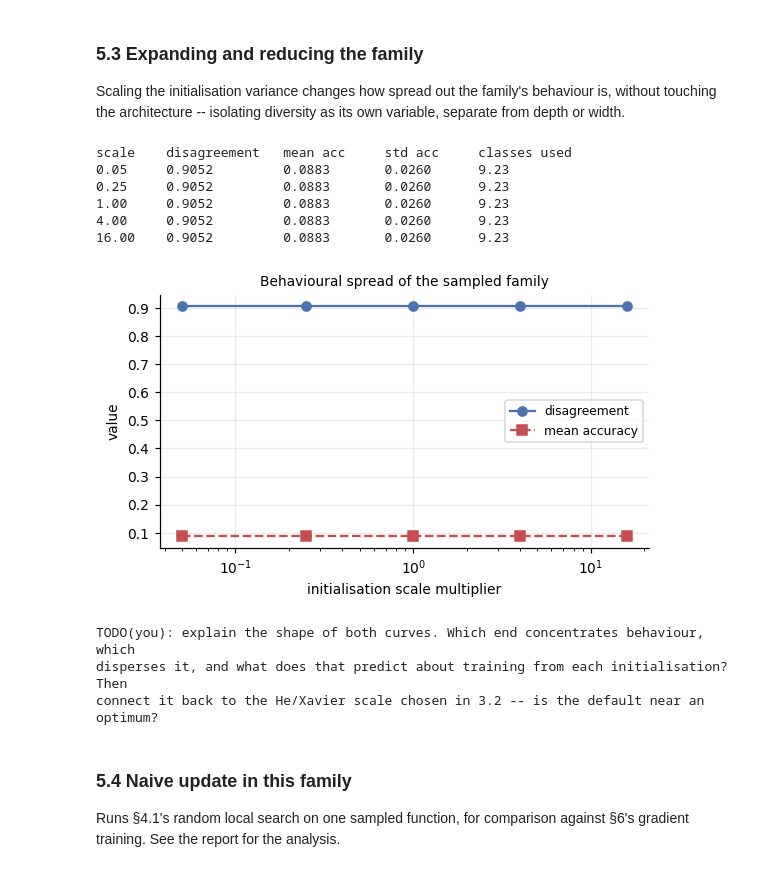
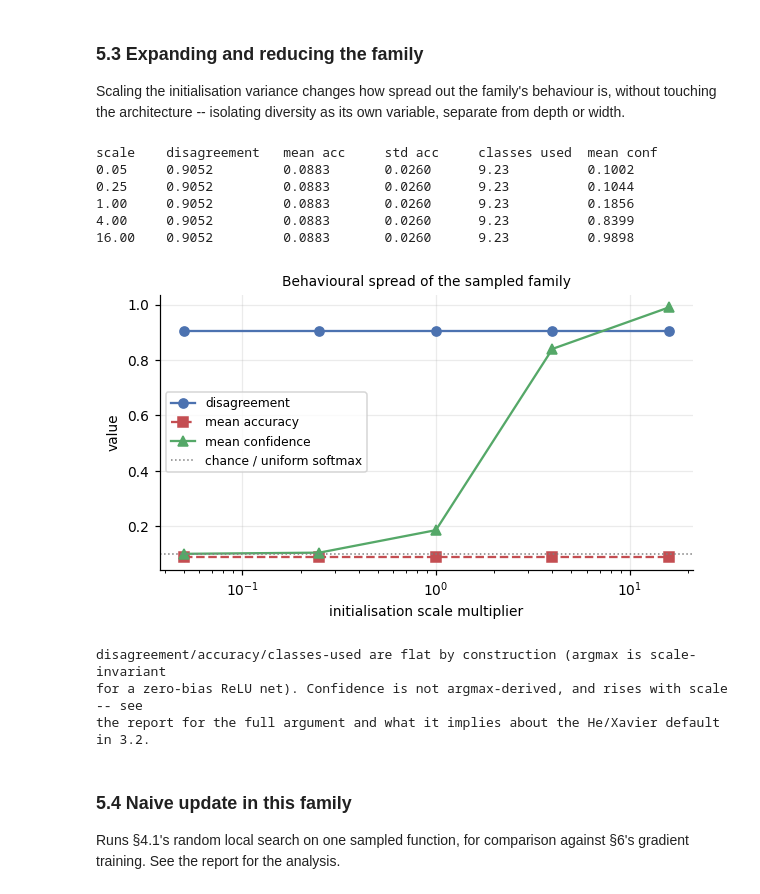
Before and after one commit to derekbhoang/mlp-from-scratch, a Jupyter notebook: mlp_from_scratch.ipynb, the cells around one changed output. Drawn from its saved outputs; the diff is of its cells as text; code cells hidden in the pictures.

```diff
--- a/mlp_from_scratch.ipynb
+++ b/mlp_from_scratch.ipynb
@@ -963,19 +963,21 @@ X_probe, y_probe = X_val[:N_PROBE], y_val[:N_PROBE]
 
 def sample_family(n_functions: int = N_FUNCTIONS, sizes: Sequence[int] = FAMILY_SIZES,
                   init: str = "he", scale: float = 1.0,
-                  seed: int = 99) -> Tuple[np.ndarray, np.ndarray]:
+                  seed: int = 99) -> Tuple[np.ndarray, np.ndarray, np.ndarray]:
     """Draw n_functions parameter vectors and record what each predicts on X_probe.
 
     `scale` multiplies every weight after initialisation, which lets 5.3 widen or narrow the
     family without changing its architecture.
 
     Returns
-      behaviour : (n_functions, N_PROBE) int  -- predicted class per function per example
-      accuracy  : (n_functions,) float        -- accuracy of each sampled function
+      behaviour  : (n_functions, N_PROBE) int  -- predicted class per function per example
+      accuracy   : (n_functions,) float        -- accuracy of each sampled function
+      confidence : (n_functions,) float        -- mean max-softmax probability per function
     """
     rng_f = make_rng(seed)
     behaviour = np.empty((n_functions, len(X_probe)), dtype=np.int64)
     accuracy = np.empty(n_functions, dtype=DTYPE)
+    confidence = np.empty(n_functions, dtype=DTYPE)
 
     for i in range(n_functions):
         f = MLP(sizes, rng_f, init=init)
@@ -983,15 +985,18 @@ def sample_family(n_functions: int = N_FUNCTIONS, sizes: Sequence[int] = FAMILY_
             for layer in f.layers:
                 if isinstance(layer, Dense):
                     layer.W *= scale
-        preds = f.predict(X_probe)
+        probs = f.predict_proba(X_probe)
+        preds = probs.argmax(axis=1)
         behaviour[i] = preds
         accuracy[i] = (preds == y_probe).mean()
-    return behaviour, accuracy
+        confidence[i] = probs.max(axis=1).mean()
+    return behaviour, accuracy, confidence
 
 t0 = time.time()
-behaviour, family_acc = sample_family()
+behaviour, family_acc, family_conf = sample_family()
 print("sampled %d functions from H in %.1fs" % (N_FUNCTIONS, time.time() - t0))
 print("accuracy over the family: min %.4f  mean %.4f  max %.4f  std %.4f"
       % (family_acc.min(), family_acc.mean(), family_acc.max(), family_acc.std()))
+print("mean max-softmax confidence over the family: %.4f" % family_conf.mean())
 print("chance level: %.4f" % (1 / N_CLASSES))
 # %% [output]
@@ -1058,39 +1064,49 @@ touching the architecture -- isolating diversity as its own variable, separate f
 # %%
 # [complete] Behavioural diversity as a function of initialisation scale.
 scales = [0.05, 0.25, 1.0, 4.0, 16.0]
 rows = []
 for s in scales:
-    beh_s, acc_s = sample_family(n_functions=30, scale=s, seed=5)
+    beh_s, acc_s, conf_s = sample_family(n_functions=30, scale=s, seed=5)
     Ds = disagreement_matrix(beh_s)
     ius = np.triu_indices(len(Ds), k=1)
     rows.append((s, Ds[ius].mean(), acc_s.mean(), acc_s.std(),
-                 float(np.mean([len(np.unique(b)) for b in beh_s]))))
+                 float(np.mean([len(np.unique(b)) for b in beh_s])), conf_s.mean()))
 
-print("%-8s %-14s %-12s %-11s %s" % ("scale", "disagreement", "mean acc", "std acc", "classes used"))
-for s, dis, ma, sa, cu in rows:
-    print("%-8.2f %-14.4f %-12.4f %-11.4f %.2f" % (s, dis, ma, sa, cu))
+print("%-8s %-14s %-12s %-11s %-14s%s" %
+      ("scale", "disagreement", "mean acc", "std acc", "classes used", "mean conf"))
+for s, dis, ma, sa, cu, mc in rows:
+    print("%-8.2f %-14.4f %-12.4f %-11.4f %-14.2f%.4f" % (s, dis, ma, sa, cu, mc))
 
-fig, ax = plt.subplots(figsize=(5.2, 3.2))
+# disagreement, accuracy and classes-used are all functions of argmax(logits) alone, and ReLU
+# with zero biases is positively homogeneous: scaling every weight by c>0 scales the logits by
+# c too, and argmax(c*z) = argmax(z) for any c>0. So those three columns are mathematically
+# guaranteed to be flat across this sweep -- confirmed above -- regardless of how the actual
+# function is changing. Mean max-softmax confidence is not argmax-derived, so it is the one
+# column here that actually shows what varying the scale does.
+fig, ax = plt.subplots(figsize=(5.6, 3.4))
 ax.semilogx([r[0] for r in rows], [r[1] for r in rows], "o-", color="#4C72B0", label="disagreement")
 ax.semilogx([r[0] for r in rows], [r[2] for r in rows], "s--", color="#C44E52", label="mean accuracy")
+ax.semilogx([r[0] for r in rows], [r[5] for r in rows], "^-", color="#55A868", label="mean confidence")
+ax.axhline(1 / N_CLASSES, color="grey", ls=":", lw=1, label="chance / uniform softmax")
 ax.set_xlabel("initialisation scale multiplier"); ax.set_ylabel("value")
 ax.set_title("Behavioural spread of the sampled family", fontsize=9)
 ax.legend(fontsize=8); plt.tight_layout(); plt.show()
 
-print("\nTODO(you): explain the shape of both curves. Which end concentrates behaviour, which")
-print("disperses it, and what does that predict about training from each initialisation? Then")
-print("connect it back to the He/Xavier scale chosen in 3.2 -- is the default near an optimum?")
+print()
+print("disagreement/accuracy/classes-used are flat by construction (argmax is scale-invariant")
+print("for a zero-bias ReLU net). Confidence is not argmax-derived, and rises with scale -- see")
+print("the report for the full argument and what it implies about the He/Xavier default in 3.2.")
 # %% [output]
-scale    disagreement   mean acc     std acc     classes used
-0.05     0.9052         0.0883       0.0260      9.23
-0.25     0.9052         0.0883       0.0260      9.23
-1.00     0.9052         0.0883       0.0260      9.23
-4.00     0.9052         0.0883       0.0260      9.23
-16.00    0.9052         0.0883       0.0260      9.23
+scale    disagreement   mean acc     std acc     classes used  mean conf
+0.05     0.9052         0.0883       0.0260      9.23          0.1002
+0.25     0.9052         0.0883       0.0260      9.23          0.1044
+1.00     0.9052         0.0883       0.0260      9.23          0.1856
+4.00     0.9052         0.0883       0.0260      9.23          0.8399
+16.00    0.9052         0.0883       0.0260      9.23          0.9898
-[figure, old version]
+[figure, new version]
-TODO(you): explain the shape of both curves. Which end concentrates behaviour, which
-disperses it, and what does that predict about training from each initialisation? Then
-connect it back to the He/Xavier scale chosen in 3.2 -- is the default near an optimum?
+disagreement/accuracy/classes-used are flat by construction (argmax is scale-invariant
+for a zero-bias ReLU net). Confidence is not argmax-derived, and rises with scale -- see
+the report for the full argument and what it implies about the He/Xavier default in 3.2.
 # %% [markdown]
 ### 5.4 Naive update in this family
 
```
Also changed, not shown: parts of 5 cells of this notebook.
